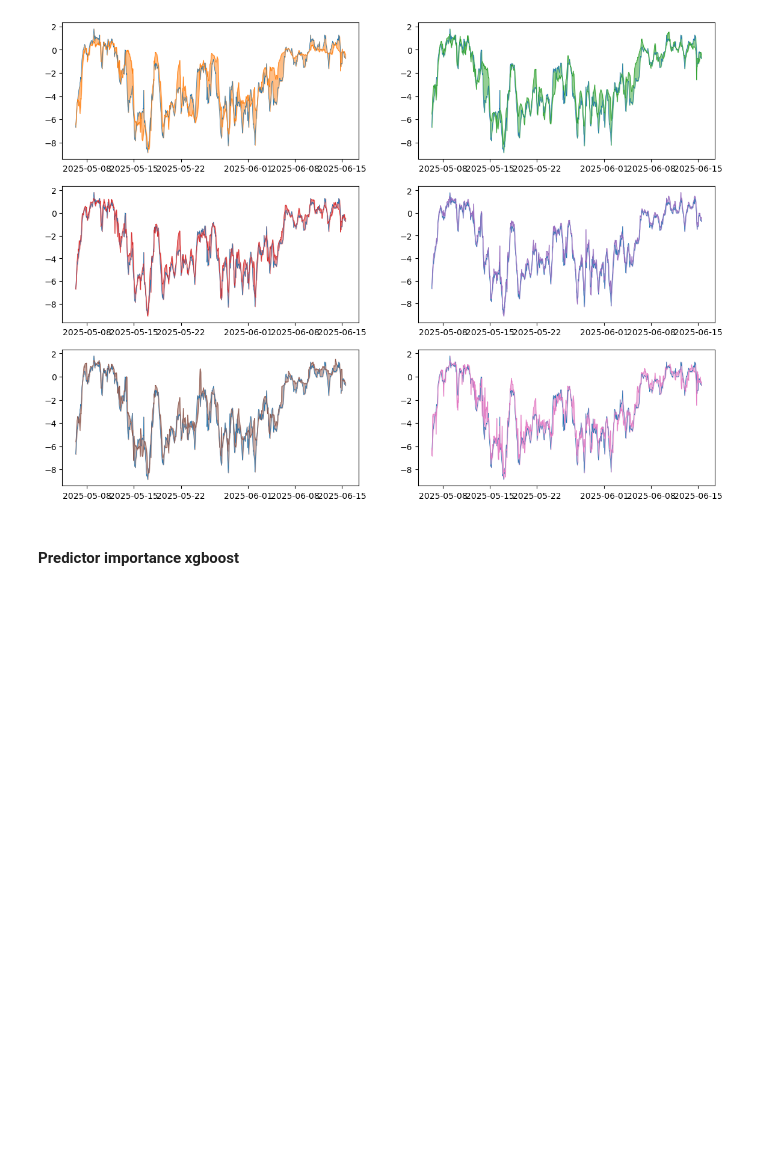
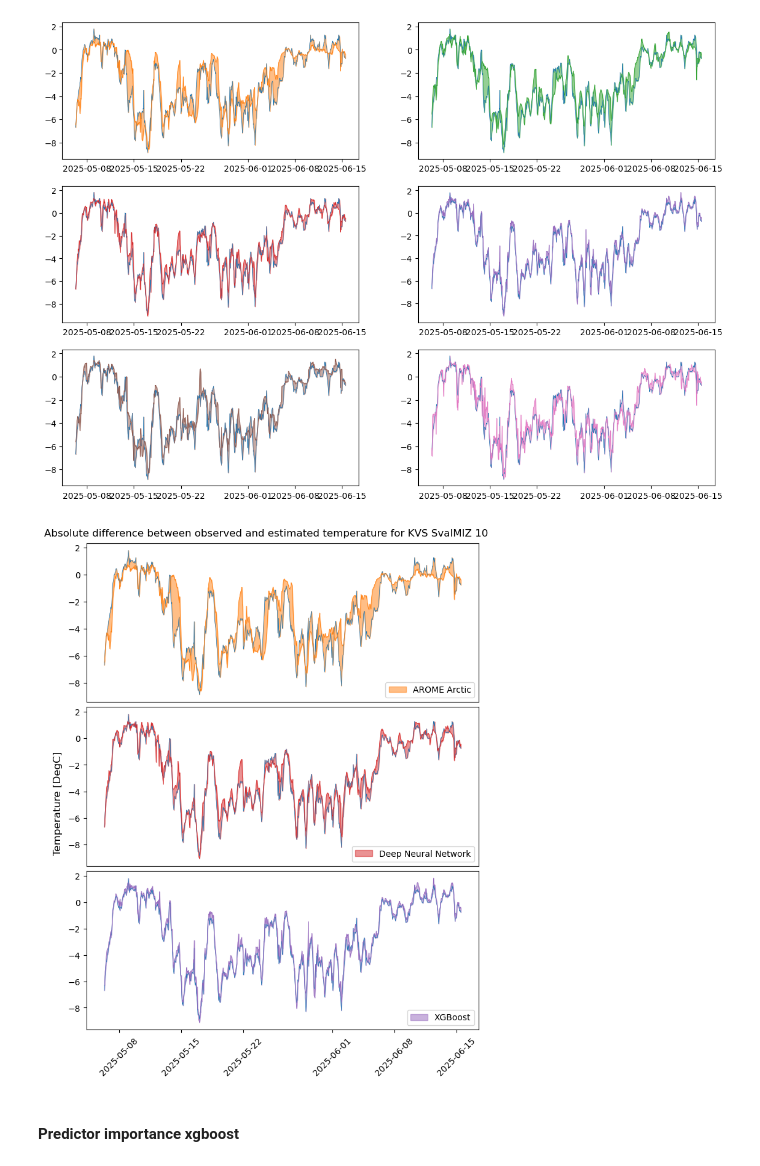
Before and after one commit to AreFrode/GEO9300_project, a Jupyter notebook: src/ML_correction.ipynb, the cells around one changed output. Drawn from its saved outputs; the diff is of its cells as text; code cells hidden in the pictures; blank space fills up the shorter version.

```diff
--- a/src/ML_correction.ipynb
+++ b/src/ML_correction.ipynb
@@ -212,6 +216,34 @@ ax[2,1].fill_between(kvs.index, kvs['temp_air'], kvs['xgbpo_temp'], alpha = .5,
 # %% [output]
 <matplotlib.collections.FillBetweenPolyCollection at 0x...>
 [figure]
+# %%
+fig, ax = plt.subplots(nrows = 3, figsize = (7, 9), constrained_layout = True)
+
+ax[0].plot(kvs.index, kvs['temp_air'], linewidth = 0.5)
+ax[0].plot(kvs.index, kvs['arome_t2m'], linewidth = 0.5)
+ax[0].fill_between(kvs.index, kvs['temp_air'], kvs['arome_t2m'], alpha = .5, color = aa_line.get_color(), label = 'AROME Arctic')
+ax[0].legend(loc = 'lower right')
+ax[0].set_xticklabels([])
+ax[0].set_xticks([])
+
+ax[1].plot(kvs.index, kvs['temp_air'], linewidth = 0.5)
+ax[1].plot(kvs.index, kvs['FNN_temp'], linewidth = 0.5, color = fnn_line.get_color())
+ax[1].fill_between(kvs.index, kvs['temp_air'], kvs['FNN_temp'], alpha = .5, color = fnn_line.get_color(), label = 'Deep Neural Network')
+ax[1].legend(loc = 'lower right')
+ax[1].set_xticklabels([])
+ax[1].set_xticks([])
+
+ax[2].plot(kvs.index, kvs['temp_air'], linewidth = 0.5)
+ax[2].plot(kvs.index, kvs['xgb_temp'], linewidth = .5, color = xgb_line.get_color())
+ax[2].fill_between(kvs.index, kvs['temp_air'], kvs['xgb_temp'], alpha = .5, color = xgb_line.get_color(), label = 'XGBoost')
+ax[2].legend(loc = 'lower right')
+ax[2].tick_params('x', rotation = 45)
+
+fig.suptitle('Absolute difference between observed and estimated temperature for KVS SvalMIZ 10')
+fig.supylabel('Temperature [DegC]')
+fig.savefig('../figures/TempDiffs.pdf', dpi = 300)
+# %% [output]
+[figure, added]
 # %% [markdown]
 #### Predictor importance xgboost
 # %% [markdown]
```
Also changed, not shown: parts of 2 cells of this notebook, 9 other files.
